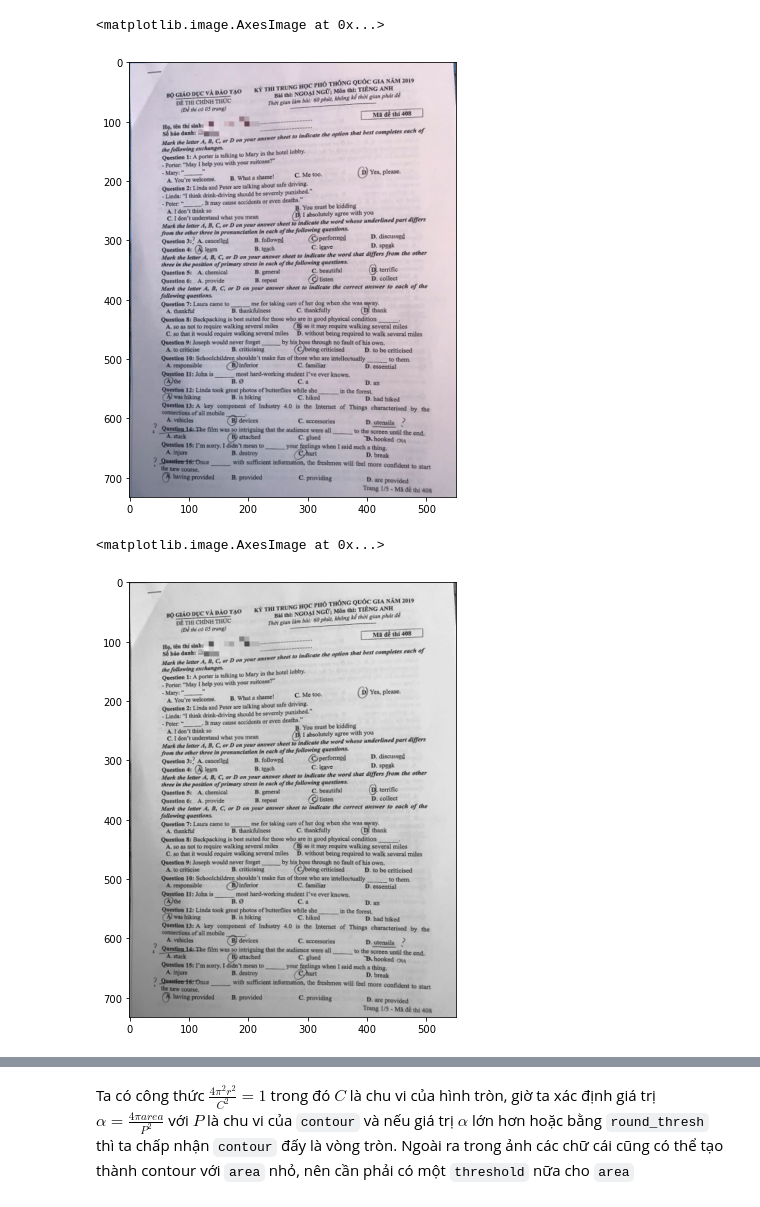
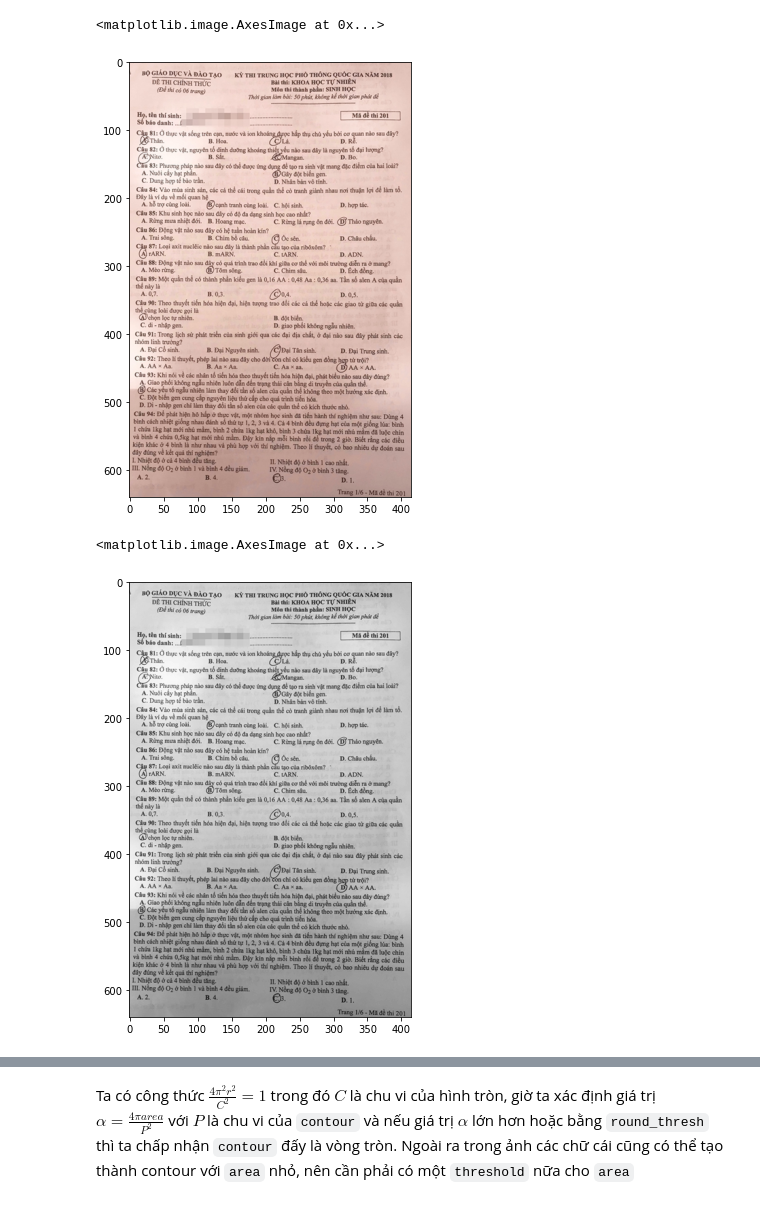
Before and after one commit to quockhanh0212/Multiple-choice-autograding, a Jupyter notebook: Autograding .ipynb, the cells around one changed output, grey strips where cells are left out. Saved outputs shown, nothing was run; the diff lists cells and outputs as text; code cells hidden in the pictures.

```diff
--- a/Autograding .ipynb
+++ b/Autograding .ipynb
@@ -6,6 +6,7 @@ import cv2
 # %%
 plt.rcParams['figure.figsize'] = [6, 8]
 # %%
-img = cv2.imread('exam2.png')
+img = cv2.imread('exam1.png')
 plt.imshow(img, cmap='gray')
+plt.plot(28,7,'ro')
 # %% [output]
@@ -22,21 +23,21 @@ def perspective_transform(img, tmatrix, output_size, flags=cv2.INTER_LINEAR, sav
     plt.subplot(1, 2, 2), plt.imshow(dst[...,::-1]), plt.title("translated")
     plt.show()
 # %%
-# Transformation ảnh về cùng một hình thái
-h, w, _ = img.shape
-pts1 = np.float32([[27, 2], [540, 0], [2, 720], [540, 730]])
-pts2 = np.float32([[0, 0], [w, 0], [0, h], [w, h]])
-M = cv2.getPerspectiveTransform(pts1, pts2)
-img = cv2.warpPerspective(img, M, (w,h))
+# # Transformation ảnh về cùng một hình thái
+# h, w, _ = img.shape
+# pts1 = np.float32([[28, 7], [540, 0], [7, 720], [540, 730]])
+# pts2 = np.float32([[0, 0], [w, 0], [0, h], [w, h]])
+# M = cv2.getPerspectiveTransform(pts1, pts2)
+# img = cv2.warpPerspective(img, M, (w,h))
 # %%
 plt.imshow(img)
 # %% [output]
 <matplotlib.image.AxesImage at 0x...>
-[figure, old version]
+[figure, new version]
 # %%
-img = cv2.cvtColor(img, cv2.COLOR_BGR2GRAY)
-plt.imshow(img, cmap='gray')
+im = cv2.cvtColor(img, cv2.COLOR_BGR2GRAY)
+plt.imshow(im, cmap='gray')
 # %% [output]
 <matplotlib.image.AxesImage at 0x...>
-[figure, old version]
+[figure, new version]
 # %%
```
Also changed, not shown: parts of 10 cells of this notebook, 8 other files.
